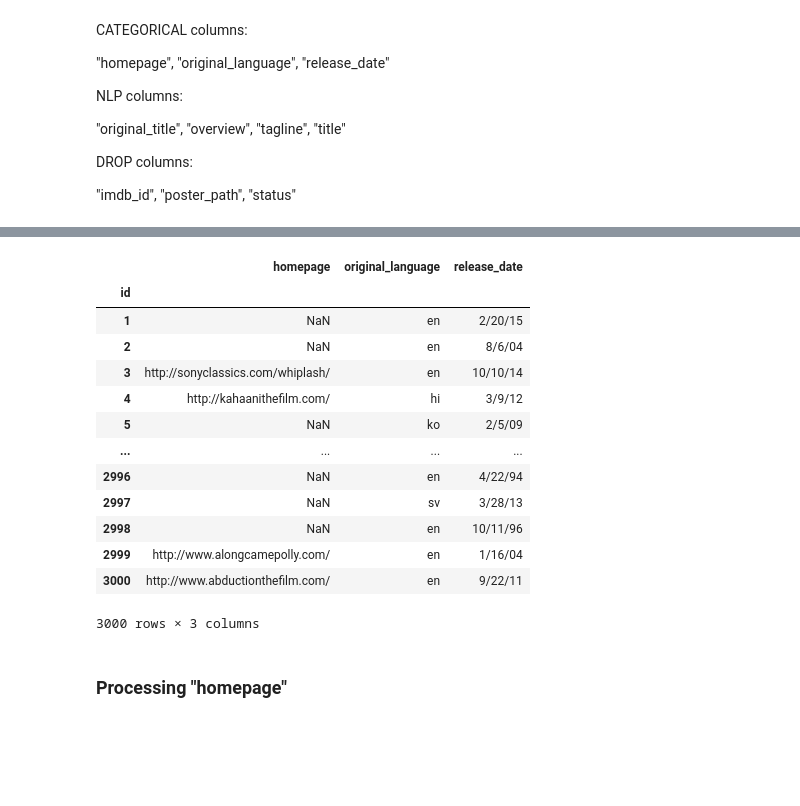
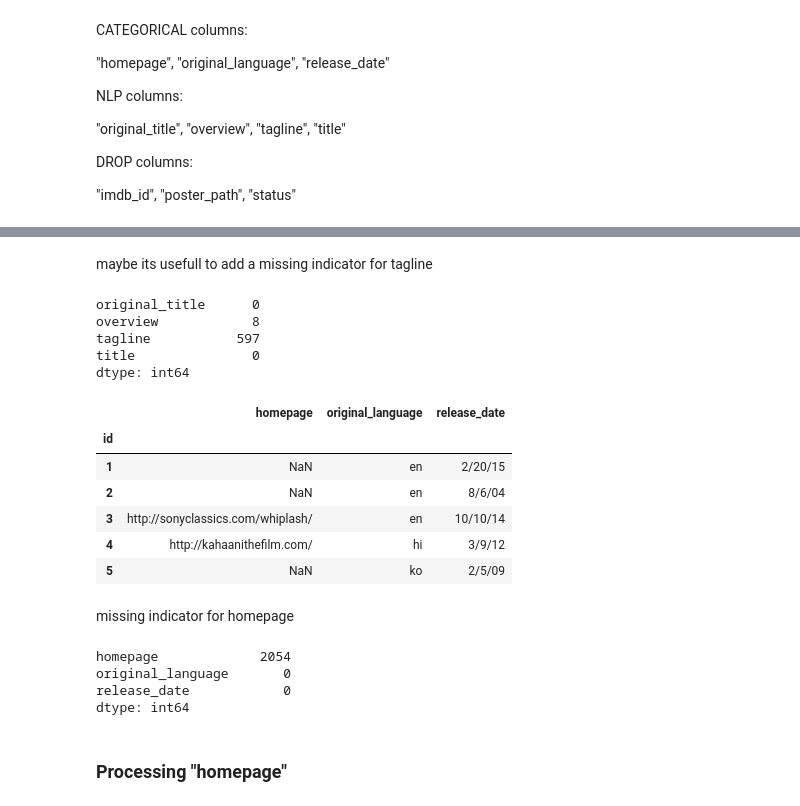
Before and after one commit to d0bando/Personal-Projects, a Jupyter notebook: Box_Office_Competition.ipynb, the cells around one changed output, grey strips where cells are left out. Cells and saved outputs as stored; diff of their text form; code cells hidden in the pictures; blank space fills up the shorter version.

```diff
--- a/Box_Office_Competition.ipynb
+++ b/Box_Office_Competition.ipynb
@@ -333,20 +343,32 @@ there are 2 columns left, the "original_language" its good for label enconding
+# %% [markdown]
+maybe its usefull to add a missing indicator for tagline
+# %%
+train[nlp_cols].isna().sum()
+# %% [output]
+original_title      0
+overview            8
+tagline           597
+title               0
+dtype: int64
 # %%
-train[cat_cols]
+train[cat_cols].head()
 # %% [output]
 |  | homepage | original_language | release_date |
 | id |  |  |  |
 | 1 | NaN | en | 2/20/15 |
 | 2 | NaN | en | 8/6/04 |
 | 3 | http://sonyclassics.com/whiplash/ | en | 10/10/14 |
 | 4 | http://kahaanithefilm.com/ | hi | 3/9/12 |
 | 5 | NaN | ko | 2/5/09 |
-| ... | ... | ... | ... |
-| 2996 | NaN | en | 4/22/94 |
-| 2997 | NaN | sv | 3/28/13 |
-| 2998 | NaN | en | 10/11/96 |
-| 2999 | http://www.alongcamepolly.com/ | en | 1/16/04 |
-| 3000 | http://www.abductionthefilm.com/ | en | 9/22/11 |
-3000 rows × 3 columns
+# %% [markdown]
+missing indicator for homepage
+# %%
+train[cat_cols].isna().sum()
+# %% [output]
+homepage             2054
+original_language       0
+release_date            0
+dtype: int64
 # %% [markdown]
 ### Processing "homepage"
 # %% [markdown]
```
Also changed, not shown: parts of 41 cells of this notebook.
